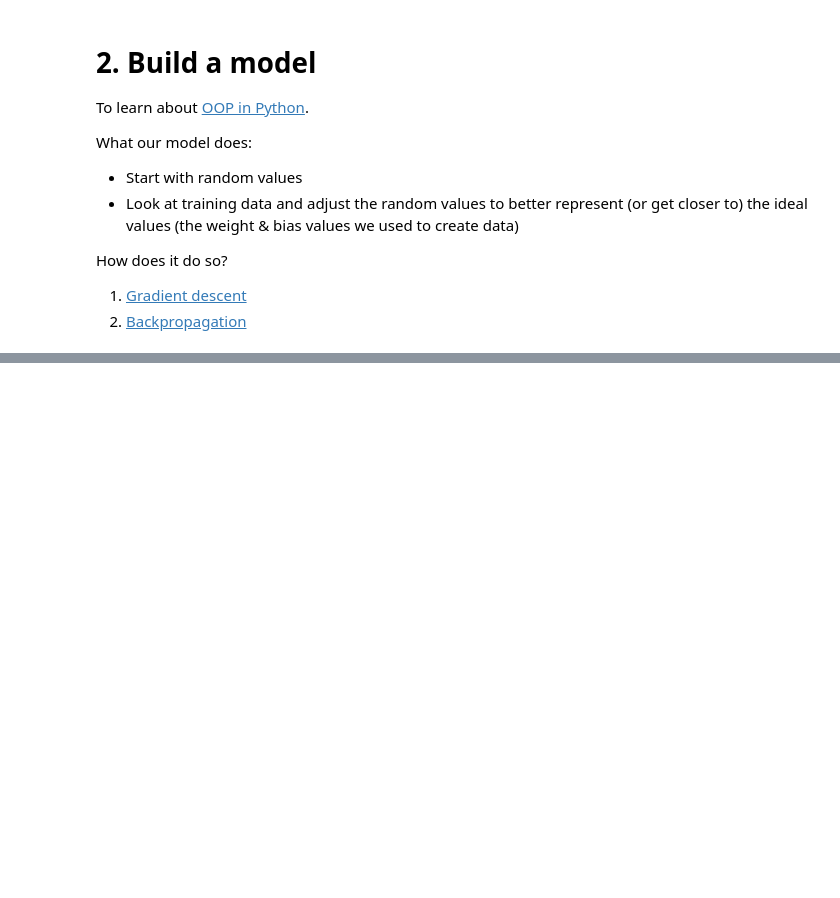
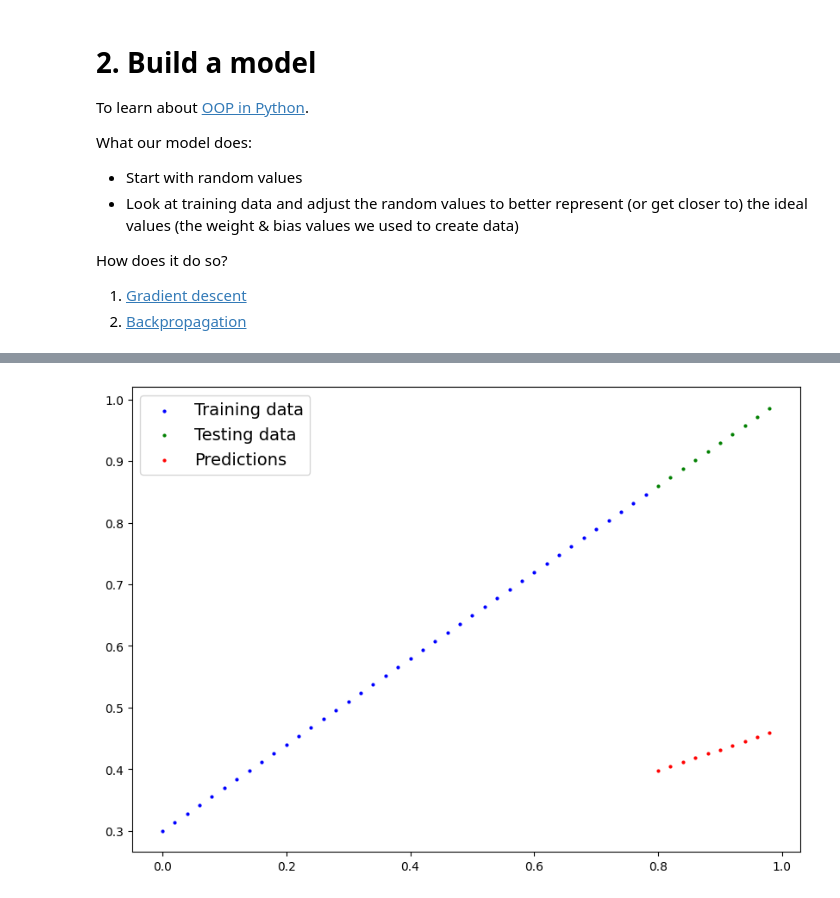
Before and after one commit to juanmadeira/pytorch, a Jupyter notebook: 01_pytorch_workflow.ipynb, the cells around one changed output, grey strips where cells are left out. Saved outputs shown, nothing was run; the diff lists cells and outputs as text; code cells hidden in the pictures; blank space fills up the shorter version.

Commit message:
train a model, making predictions, saving a model

```diff
--- a/01_pytorch_workflow.ipynb
+++ b/01_pytorch_workflow.ipynb
@@ -130,11 +131,11 @@ class LinearRegressionModel(nn.Module):
     def __init__(self):
         super().__init__()
         self.weight = nn.Parameter(torch.randn(1,
-                                                requies_grad=True,
+                                                requires_grad=True,
                                                 dtype=torch.float))
         self.bias = nn.Parameter(torch.randn(1,
-                                             requires_grad=True,
-                                             dtype=torch.float))
+                                                requires_grad=True,
+                                                dtype=torch.float))
 
-        def forward(selx, x: torch.Tensor) -> torch.Tensor: # x is the input data
-            return self.weight * x + self.bias # linear regression formula
+    def forward(self, x: torch.Tensor) -> torch.Tensor: # x is the input data
+        return self.weight * x + self.bias # linear regression formula
@@ -140,0 +157,11 @@ class LinearRegressionModel(nn.Module):
+# %%
+# create a random seed
+torch.manual_seed(42)
+
+# create an instance of the model
+model_0 = LinearRegressionModel()
+
+# check the parameters
+print(model_0, "\n")
+print(model_0.parameters(), "\n")
+print(list(model_0.parameters()))
@@ -140,0 +212,9 @@ class LinearRegressionModel(nn.Module):
+# %%
+with torch.inference_mode():
+    y_preds = model_0(X_test)
+
+# also can be done similar with torch.no_grad() but torch.inference_mode() is preferred
+# with torch.no_grad():
+#     y_preds = model_0(X_test)
+
+y_preds
@@ -140,0 +232,4 @@ class LinearRegressionModel(nn.Module):
+# %%
+plot_predictions(predictions=y_preds)
+# %% [output]
+[figure, added]
```
Also changed, not shown: parts of 46 cells of this notebook.
